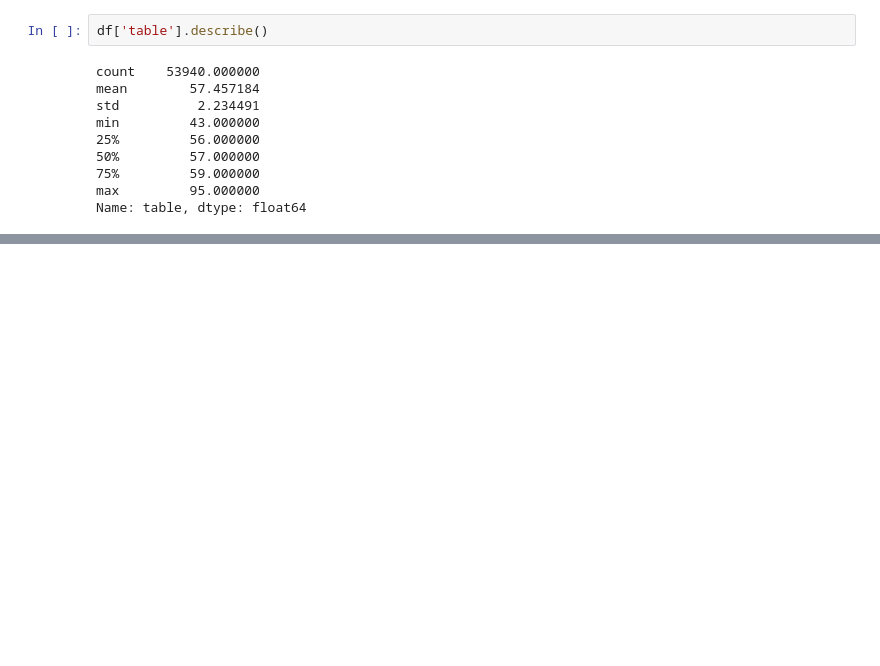
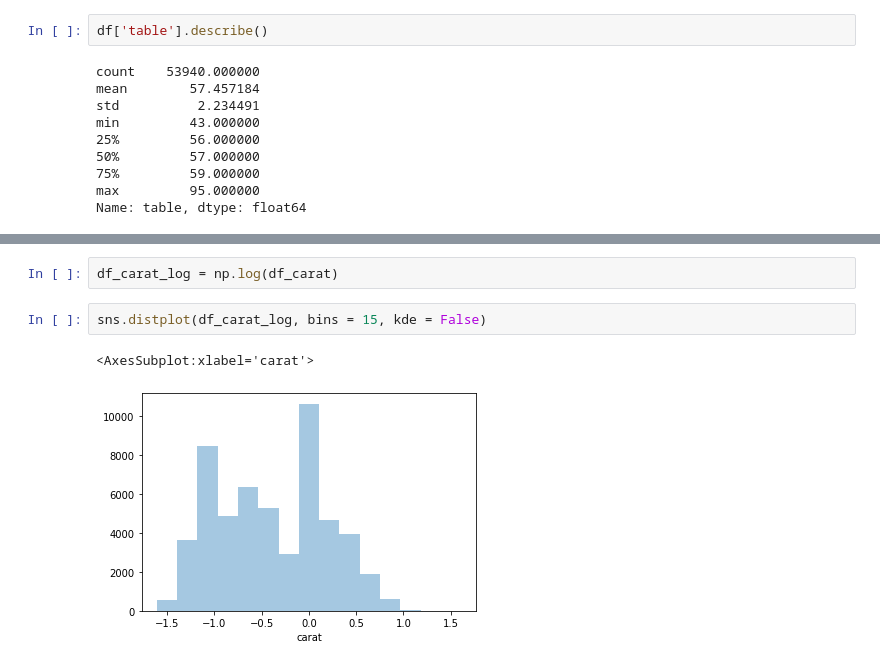
Before and after one commit to hersany/DataScience, a Jupyter notebook: Pandas/Pandas_Class2.ipynb, the cells around one changed output, grey strips where cells are left out. Saved outputs shown, nothing was run; the diff lists cells and outputs as text; blank space fills up the shorter version.

```diff
--- a/Pandas/Pandas_Class2.ipynb
+++ b/Pandas/Pandas_Class2.ipynb
@@ -742,0 +959,7 @@ df_table_win
+# %%
+df_carat_log = np.log(df_carat)
+# %%
+sns.distplot(df_carat_log, bins = 15, kde = False)
+# %% [output]
+<AxesSubplot:xlabel='carat'>
+[figure, added]
```
Also changed, not shown: parts of 31 cells of this notebook, 1 other file.
